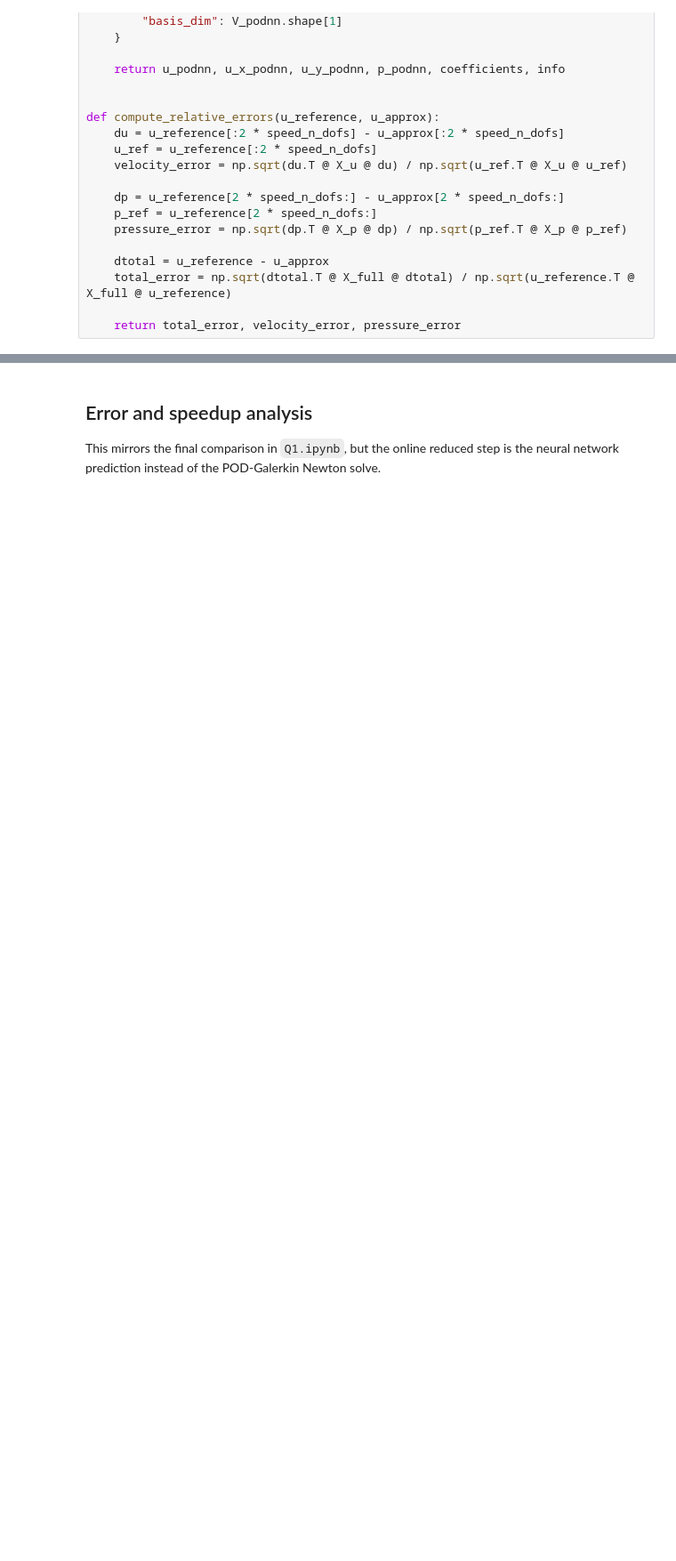
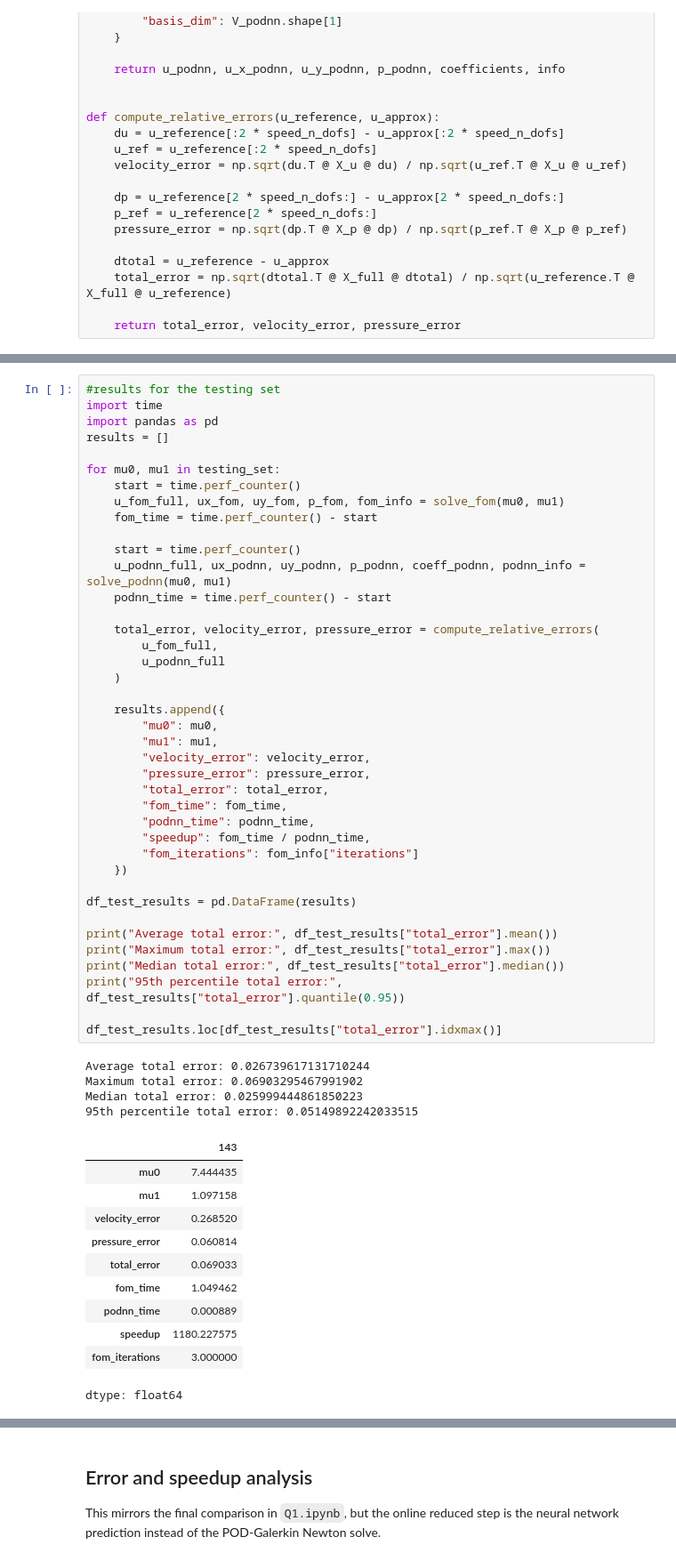
Before and after one commit to tom-fritzdorf/MOR-project, a Jupyter notebook: Q2.ipynb, the cells around one changed output, grey strips where cells are left out. Shown at 89% size. Saved outputs shown, nothing was run; the diff lists cells and outputs as text; blank space fills up the shorter version.

```diff
--- a/Q2.ipynb
+++ b/Q2.ipynb
@@ -1221,3 +1257,59 @@ Pressure: 0.2100140668732261
+# %%
+#results for the testing set
+import time
+import pandas as pd
+results = []
+
+for mu0, mu1 in testing_set:
+    start = time.perf_counter()
+    u_fom_full, ux_fom, uy_fom, p_fom, fom_info = solve_fom(mu0, mu1)
+    fom_time = time.perf_counter() - start
+
+    start = time.perf_counter()
+    u_podnn_full, ux_podnn, uy_podnn, p_podnn, coeff_podnn, podnn_info = solve_podnn(mu0, mu1)
+    podnn_time = time.perf_counter() - start
+
+    total_error, velocity_error, pressure_error = compute_relative_errors(
+        u_fom_full,
+        u_podnn_full
+    )
+
+    results.append({
+        "mu0": mu0,
+        "mu1": mu1,
+        "velocity_error": velocity_error,
+        "pressure_error": pressure_error,
+        "total_error": total_error,
+        "fom_time": fom_time,
+        "podnn_time": podnn_time,
+        "speedup": fom_time / podnn_time,
+        "fom_iterations": fom_info["iterations"]
+    })
+
+df_test_results = pd.DataFrame(results)
+
+print("Average total error:", df_test_results["total_error"].mean())
+print("Maximum total error:", df_test_results["total_error"].max())
+print("Median total error:", df_test_results["total_error"].median())
+print("95th percentile total error:", df_test_results["total_error"].quantile(0.95))
+
+df_test_results.loc[df_test_results["total_error"].idxmax()]
+# %% [output]
+Average total error: 0.026739617131710244
+Maximum total error: 0.06903295467991902
+Median total error: 0.025999444861850223
+95th percentile total error: 0.05149892242033515
+|  | 143 |
+| mu0 | 7.444435 |
+| mu1 | 1.097158 |
+| velocity_error | 0.268520 |
+| pressure_error | 0.060814 |
+| total_error | 0.069033 |
+| fom_time | 1.049462 |
+| podnn_time | 0.000889 |
+| speedup | 1180.227575 |
+| fom_iterations | 3.000000 |
+dtype: float64
 # %%
 # Diagnostic: separate POD projection error from NN prediction error on validation snapshots.
 # If projection error is small but PODNN error is large, the issue is the NN training.
```
Also changed, not shown: parts of 27 cells of this notebook, 1 other file.
